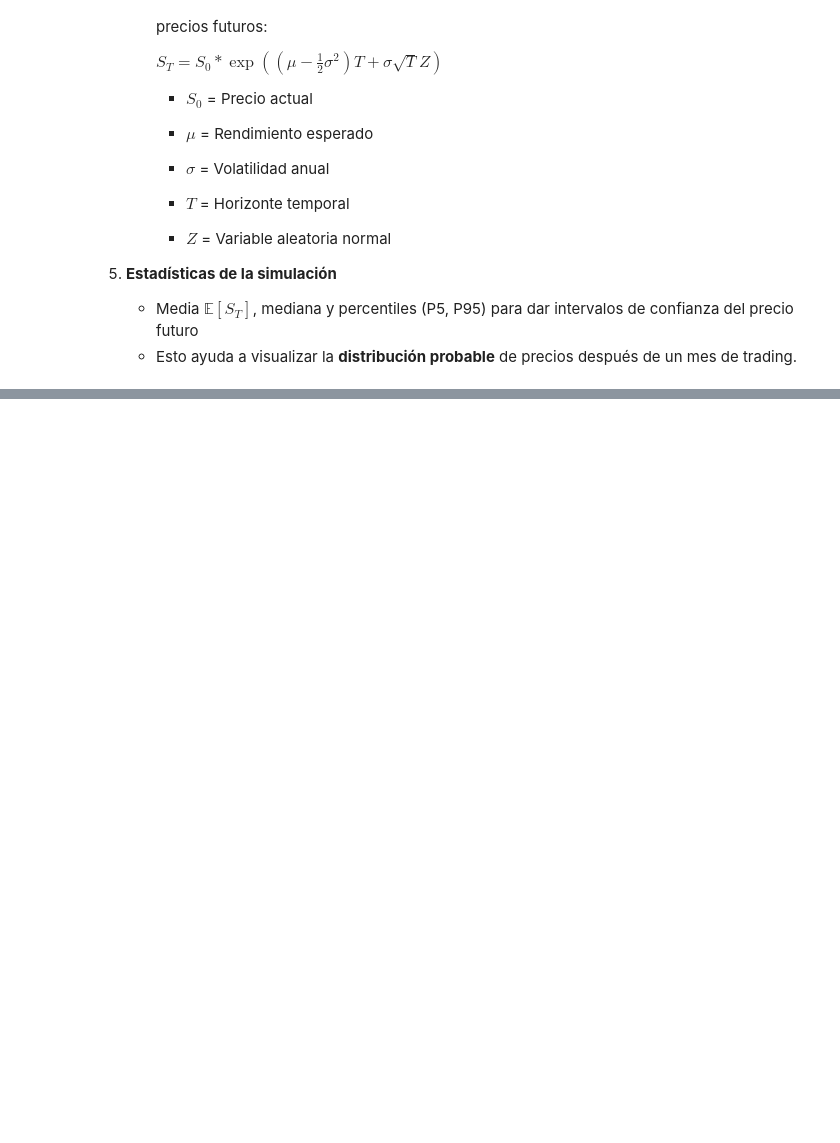
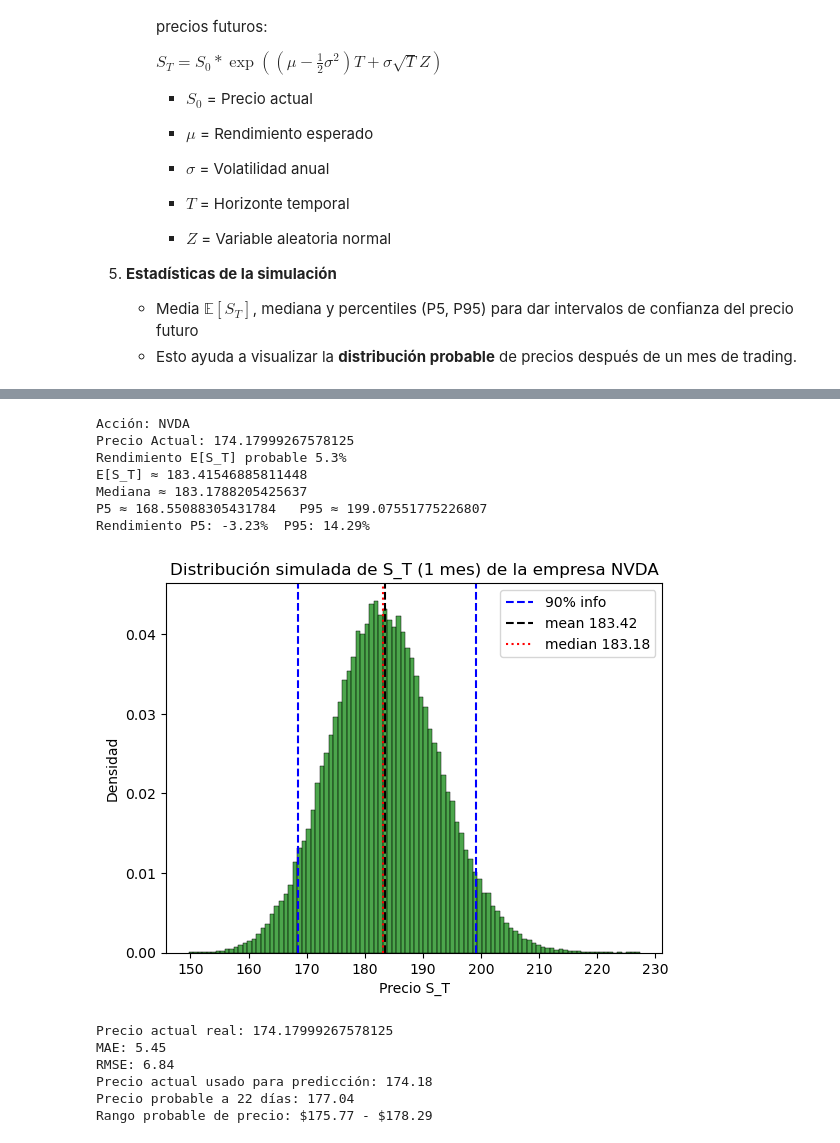
Before and after one commit to leon-mtz07/Proyecciones-de-empresas, a Jupyter notebook: Proyecciones.ipynb, the cells around one changed output, grey strips where cells are left out. Saved outputs shown, nothing was run; the diff lists cells and outputs as text; code cells hidden in the pictures; blank space fills up the shorter version.

Commit message:
Haciendo un Random Forest para mayor seguridad

```diff
--- a/Proyecciones.ipynb
+++ b/Proyecciones.ipynb
@@ -143,0 +90,20 @@ Rendimiento P5: 3.67%  P95: 9.03%
+# %%
+monte_carlo("NVDA", fecha_f="2025-09-01")
+# %% [output]
+Acción: NVDA
+Precio Actual: 174.17999267578125
+Rendimiento E[S_T] probable 5.3%
+E[S_T] ≈ 183.41546885811448
+Mediana ≈ 183.1788205425637
+P5 ≈ 168.55088305431784   P95 ≈ 199.07551775226807
+Rendimiento P5: -3.23%  P95: 14.29%
+[figure, added]
+# %%
+predict_forest("NVDA", fecha_f="2025-09-01")
+# %% [output]
+Precio actual real: 174.17999267578125
+MAE: 5.45
+RMSE: 6.84
+Precio actual usado para predicción: 174.18
+Precio probable a 22 días: 177.04
+Rango probable de precio: $175.77 - $178.29
```
Also changed, not shown: parts of 6 cells of this notebook, 1 other file.
